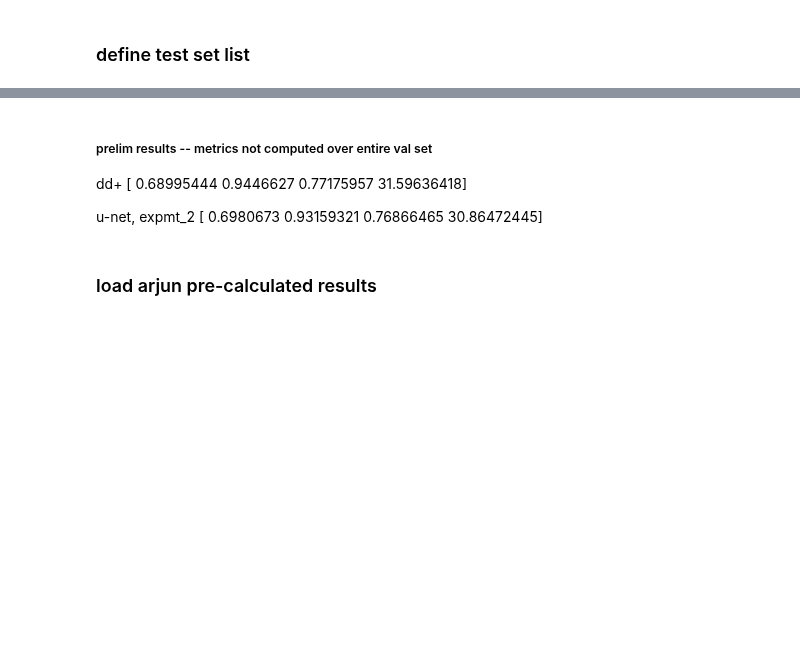
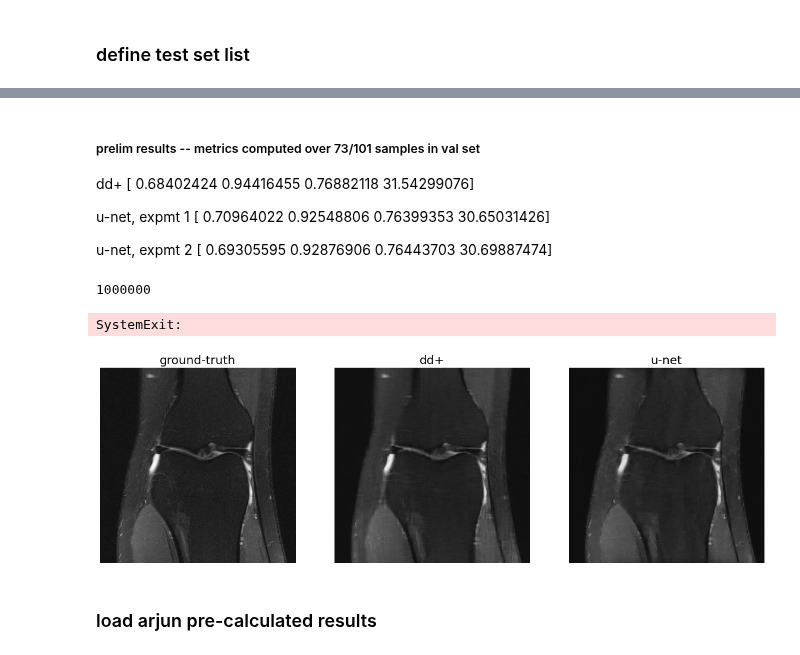
Before and after one commit to davevanveen/unsup_mri, a Jupyter notebook: ipynb/20201204_ismrm_fastmri_eval.ipynb, the cells around one changed output, grey strips where cells are left out. Saved outputs shown, nothing was run; the diff lists cells and outputs as text; code cells hidden in the pictures; blank space fills up the shorter version.

```diff
--- a/ipynb/20201204_ismrm_fastmri_eval.ipynb
+++ b/ipynb/20201204_ismrm_fastmri_eval.ipynb
@@ -42,10 +59,10 @@ def load_fastmri_baseline(file_id, path_bl):
 
     return np.array(torch.absolute(arr_new))
 
-def plot_list(arr_list, clim=None):
+def plot_list(arr_list, clim=(0, .1)):
 
     NUM_COLS = len(arr_list)
-    title_list = ['ground-truth', 'dc', 'fm', 'diff']
+    title_list = ['ground-truth', 'dd+', 'u-net']
 
     fig = plt.figure(figsize=(20,20))
 
@@ -168,11 +187,23 @@ u-net
 # %% [markdown]
-##### prelim results -- metrics not computed over entire val set
+##### prelim results -- metrics computed over 73/101 samples in val set
 
 dd+
-[ 0.68995444  0.9446627   0.77175957 31.59636418]
+[ 0.68402424  0.94416455  0.76882118 31.54299076]
 
-u-net, expmt_2
-[ 0.6980673   0.93159321  0.76866465 30.86472445]
+u-net, expmt 1
+[ 0.70964022  0.92548806  0.76399353 30.65031426]
+
+u-net, expmt 2
+[ 0.69305595  0.92876906  0.76443703 30.69887474]
+# %%
+for idx in np.arange(30):
+    print(file_id_list[idx])
+    plot_list(im_list[idx])
+    sys.exit()
+# %% [output]
+1000000
+SystemExit:
+[figure, added]
 # %% [markdown]
 ### load arjun pre-calculated results
 # %%
```
Also changed, not shown: parts of 4 cells of this notebook, 3 other files.
